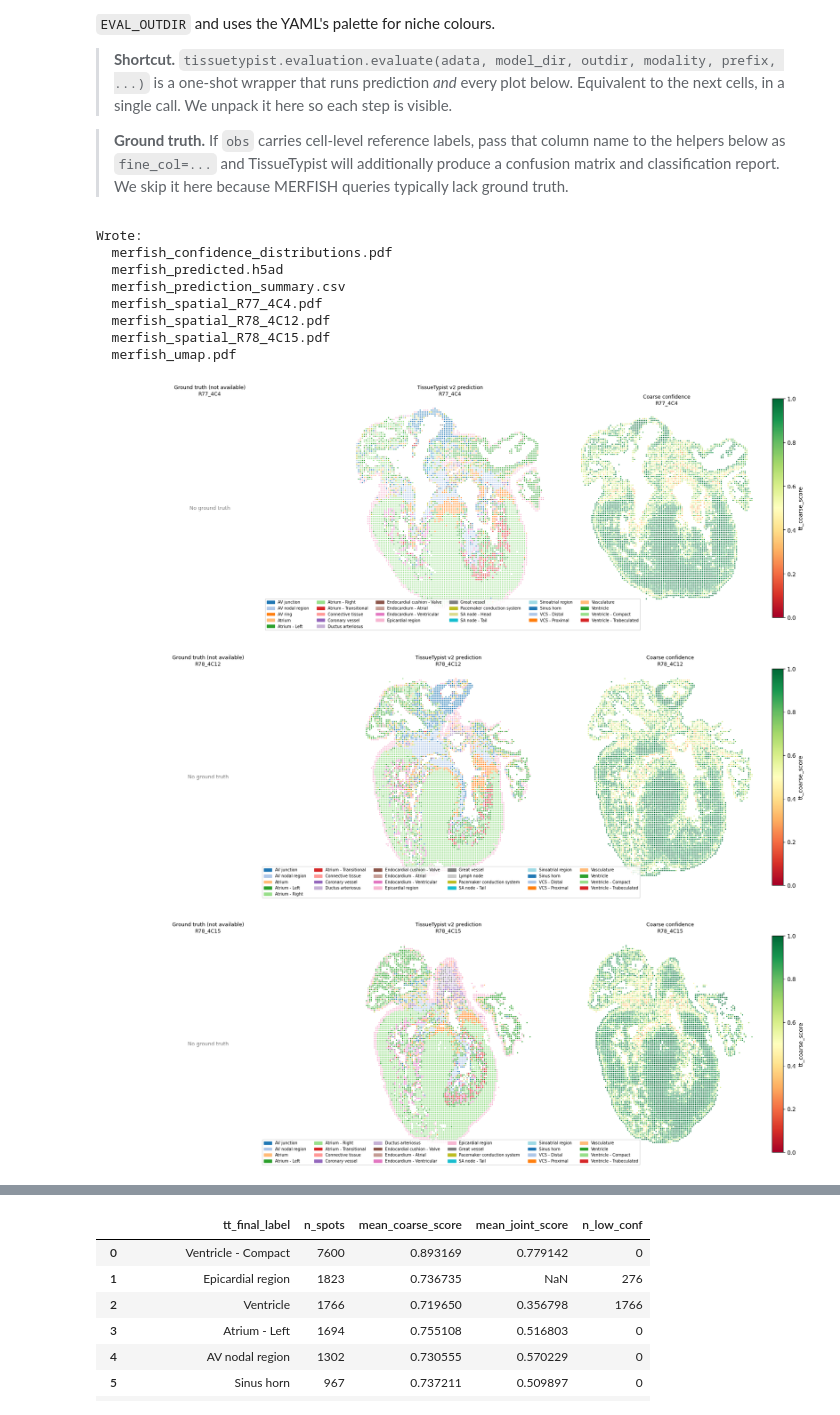
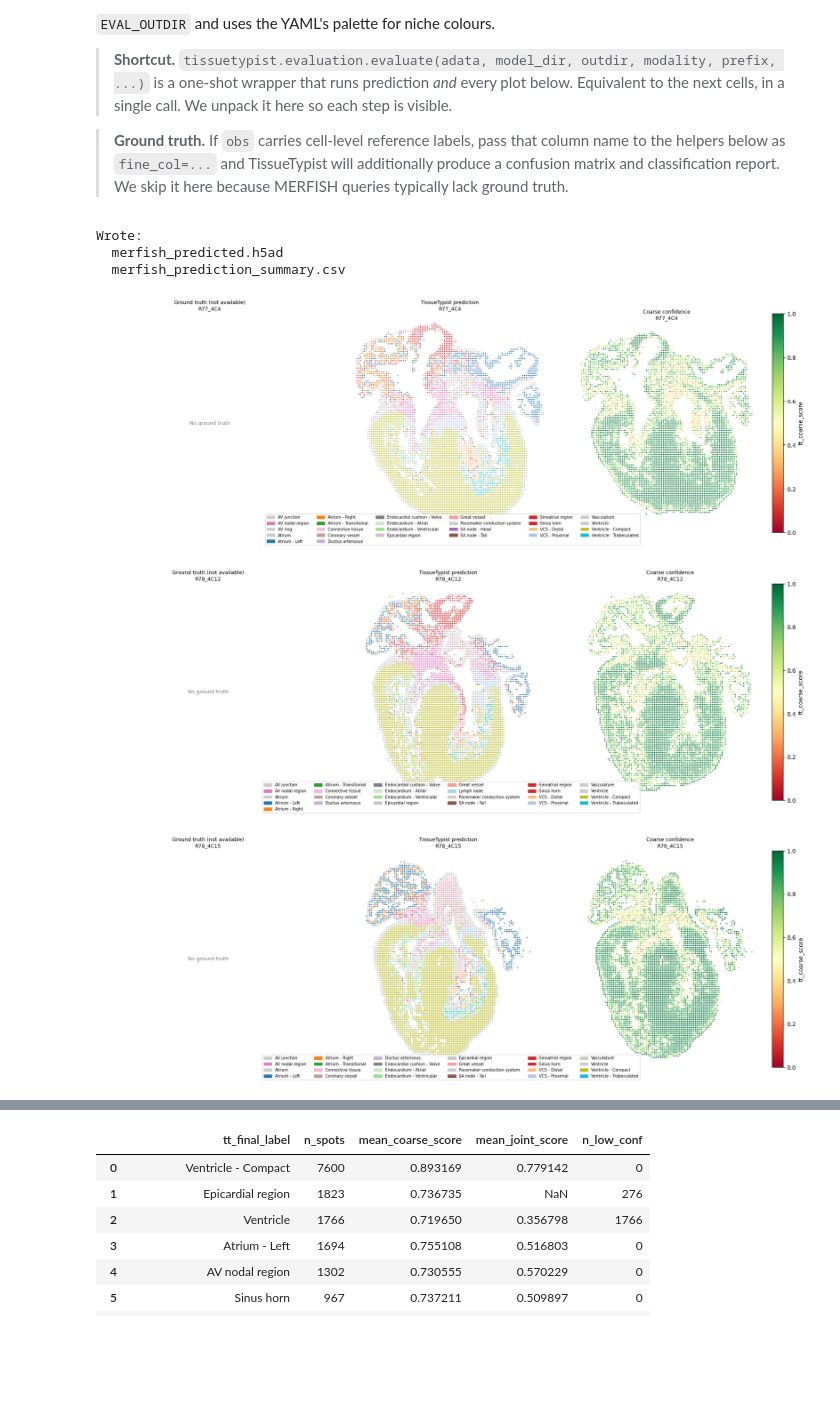
Before and after one commit to Teichlab/TissueTypist, a Jupyter notebook: notebooks/demo_merfish.ipynb, the cells around one changed output, grey strips where cells are left out. Saved outputs shown, nothing was run; the diff lists cells and outputs as text; code cells hidden in the pictures; blank space fills up the shorter version.

Commit message:
updated spatial.py etc

```diff
--- a/notebooks/demo_merfish.ipynb
+++ b/notebooks/demo_merfish.ipynb
@@ -24,17 +28,19 @@ produces fundamentally different expression scales than the reference.
 # %%
 # Edit these four paths — everything else flows from them.
 from pathlib import Path
+import tissuetypist
 
-REPO          = Path.home() / "GitHub" / "TissueTypistV2"   # repo root
+REPO          = Path.home() / "GitHub" / "TissueTypist"   # repo root
 MERFISH_QUERY = Path.home() / "GitHub" / "anndata" / "Farah2024_overall_merfish.h5ad"
 GENE_POOLS    = REPO / "results" / "phase0_pseudobulk" / "gene_pools.csv"
-FULLGENOME    = REPO / "results" / "apr2026_default"        # for --gene_lists_from
+FULLGENOME    = tissuetypist.load_preset("default")
 
 PANEL_OUTDIR  = REPO / "results" / "panel_merfish_demo"     # this notebook will write here
 EVAL_OUTDIR   = REPO / "results" / "eval_merfish_demo"
 
 for p in [MERFISH_QUERY, GENE_POOLS, FULLGENOME]:
     assert p.exists(), f"Missing prerequisite: {p}"
+
 print("All prerequisites resolved.")
 # %% [output]
 All prerequisites resolved.
@@ -314,13 +379,41 @@ for p in sorted(EVAL_OUTDIR.iterdir()):
     print(f"  {p.name}")
 # %% [output]
 Wrote:
-  merfish_confidence_distributions.pdf
   merfish_predicted.h5ad
   merfish_prediction_summary.csv
-  merfish_spatial_R77_4C4.pdf
-  merfish_spatial_R78_4C12.pdf
-  merfish_spatial_R78_4C15.pdf
-  merfish_umap.pdf
+# %%
+palette = {
+    'Atrium - Left': '#1f77b4',
+    'Atrium - Right': '#ff7f0e',
+    'Atrium - Transitional': '#2ca02c',
+
+    'Sinus horn': '#d62728',
+    'SA node - Head': '#9467bd',
+    'SA node - Tail': '#8c564b',
+    'AV nodal region': '#e377c2',
+
+    'Endocardial cushion - Valve': '#7f7f7f',
+
+    'Ventricle - Compact': '#bcbd22',
+    'Ventricle - Trabeculated': '#17becf',
+
+    'VCS - Proximal': '#aec7e8',
+    'VCS - Distal': '#ffbb78',
+
+    'Endocardium - Atrial': '#c7e9c0',
+    'Endocardium - Ventricular': '#98df8a',
+
+    'Great vessel': '#ff9896',
+    'Ductus arteriosus': '#c5b0d5',
+    'Coronary vessel': '#c49c94',
+
+    'Connective tissue': '#f7b6d2',
+    'Epicardial region': '#c7c7c7',
+    'Lymph node': '#9edae5',
+
+    'Atrial myocardium': '#1f77b4',
+    'Sinoatrial region': '#d62728',   # same as Sinus horn (region-level proxy)
+}
 # %%
 # Spatial panels — inline (one figure per section: GT | prediction | confidence).
 # This is the inline equivalent of `tissuetypist.evaluation.plots.plot_spatial`,
@@ -333,7 +426,7 @@ all_labels = sorted(
     (set(adata_windows.obs[spec.fine_col].dropna().astype(str).unique()) if has_gt else set())
     | set(adata_windows.obs["tt_final_label"].dropna().astype(str).unique())
 )
-palette = build_palette_from_spec(spec, labels=all_labels)
+# palette = build_palette_from_spec(spec, labels=all_labels)
 
 n_sections_to_plot = 3
 sections = list(adata_windows.obs[SECTION_COL].unique())[:n_sections_to_plot]
@@ -357,37 +450,37 @@ for section in sections:
     axes[0].set_aspect("equal"); axes[0].axis("off")
 
     # Prediction panel
     labels  = sub.obs["tt_final_label"].astype(str).values
     colours = [palette.get(l, "#cccccc") for l in labels]
     axes[1].scatter(xy[:, 0], xy[:, 1], c=colours, s=4, linewidths=0)
-    axes[1].set_title(f"TissueTypist v2 prediction\n{section}", fontsize=9)
+    axes[1].set_title(f"TissueTypist prediction\n{section}", fontsize=9)
     axes[1].set_aspect("equal"); axes[1].axis("off")
 
     # Coarse confidence panel
     scores = sub.obs["tt_coarse_score"].values.astype(float)
     sc_plot = axes[2].scatter(
         xy[:, 0], xy[:, 1], c=scores, cmap="RdYlGn", vmin=0, vmax=1,
         s=4, linewidths=0,
     )
     plt.colorbar(sc_plot, ax=axes[2], label="tt_coarse_score")
     axes[2].set_title(f"Coarse confidence\n{section}", fontsize=9)
     axes[2].set_aspect("equal"); axes[2].axis("off")
 
     legend_labels = sorted(set(
         sub.obs[spec.fine_col].dropna().astype(str).unique() if has_gt
         else sub.obs["tt_final_label"].dropna().astype(str).unique()
     ))
     handles = [mpatches.Patch(color=palette.get(l, "#cccccc"), label=l)
                for l in legend_labels]
     fig.legend(handles=handles, loc="lower center",
                ncol=min(6, len(legend_labels)),
                fontsize=7, bbox_to_anchor=(0.5, -0.02))
     plt.tight_layout()
     plt.show()
 # %% [output]
-[figure, old version]
+[figure, new version]
-[figure, old version]
+[figure, new version]
-[figure, old version]
+[figure, new version]
 # %%
 # UMAP + confidence distributions — kept as PDF (single figures, less to gain
 # from inlining). Swap in `plt.show()` versions if you'd rather see them inline.
```
Also changed, not shown: parts of 10 cells of this notebook, 2 other files.
